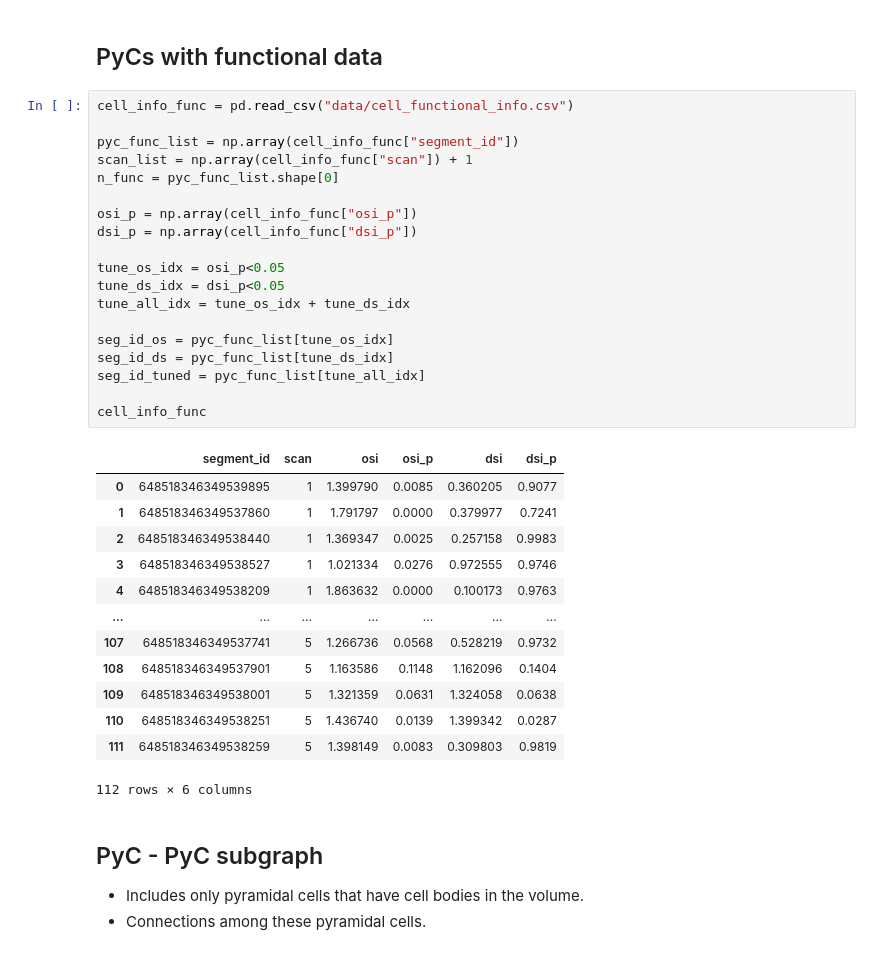
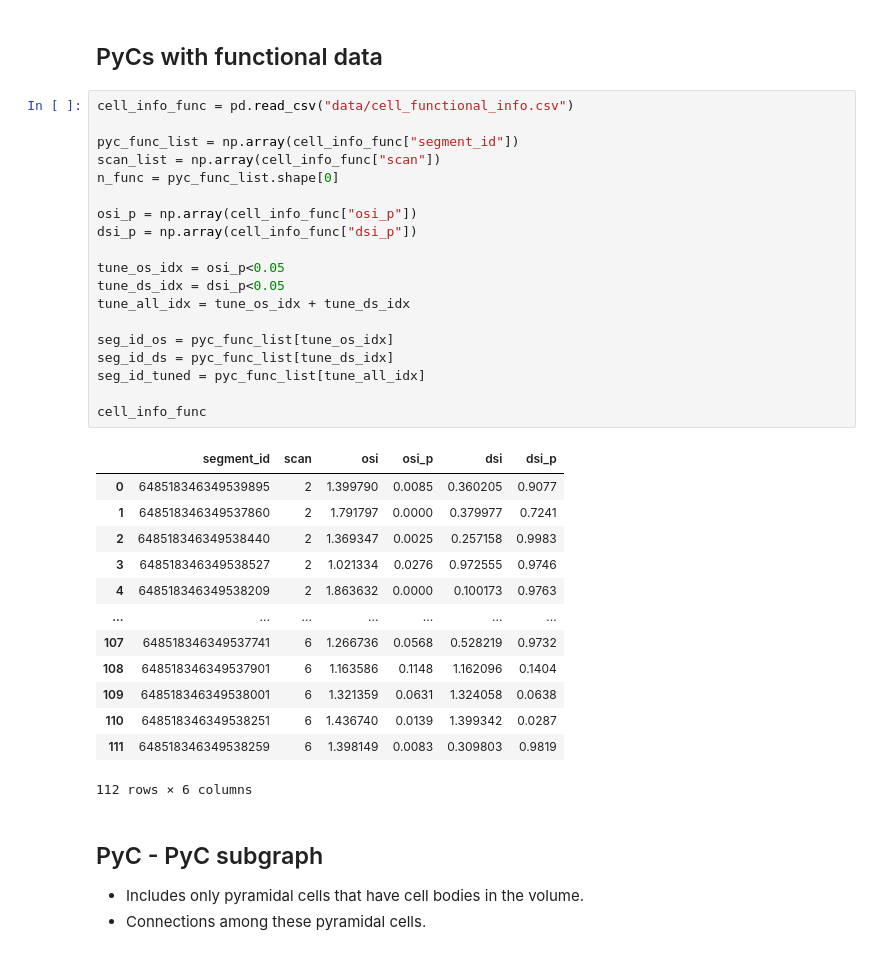
Before and after one commit to AllenInstitute/MicronsBinder, a Jupyter notebook: notebooks/multiscale/function/structure_function_analysis_Figure6.ipynb, the cells around one changed output. Saved outputs shown, nothing was run; the diff lists cells and outputs as text.

```diff
--- a/notebooks/multiscale/function/structure_function_analysis_Figure6.ipynb
+++ b/notebooks/multiscale/function/structure_function_analysis_Figure6.ipynb
@@ -315,35 +268,35 @@ n_pyc = pyc_list.shape[0]
 # %%
 cell_info_func = pd.read_csv("data/cell_functional_info.csv")
 
 pyc_func_list = np.array(cell_info_func["segment_id"])
-scan_list = np.array(cell_info_func["scan"]) + 1
+scan_list = np.array(cell_info_func["scan"])
 n_func = pyc_func_list.shape[0]
 
 osi_p = np.array(cell_info_func["osi_p"])
 dsi_p = np.array(cell_info_func["dsi_p"])
 
 tune_os_idx = osi_p<0.05
 tune_ds_idx = dsi_p<0.05
 tune_all_idx = tune_os_idx + tune_ds_idx
 
 seg_id_os = pyc_func_list[tune_os_idx]
 seg_id_ds = pyc_func_list[tune_ds_idx]
 seg_id_tuned = pyc_func_list[tune_all_idx]
 
 cell_info_func
 # %% [output]
 |  | segment_id | scan | osi | osi_p | dsi | dsi_p |
-| 0 | 648518346349539895 | 1 | 1.399790 | 0.0085 | 0.360205 | 0.9077 |
-| 1 | 648518346349537860 | 1 | 1.791797 | 0.0000 | 0.379977 | 0.7241 |
-| 2 | 648518346349538440 | 1 | 1.369347 | 0.0025 | 0.257158 | 0.9983 |
-| 3 | 648518346349538527 | 1 | 1.021334 | 0.0276 | 0.972555 | 0.9746 |
-| 4 | 648518346349538209 | 1 | 1.863632 | 0.0000 | 0.100173 | 0.9763 |
+| 0 | 648518346349539895 | 2 | 1.399790 | 0.0085 | 0.360205 | 0.9077 |
+| 1 | 648518346349537860 | 2 | 1.791797 | 0.0000 | 0.379977 | 0.7241 |
+| 2 | 648518346349538440 | 2 | 1.369347 | 0.0025 | 0.257158 | 0.9983 |
+| 3 | 648518346349538527 | 2 | 1.021334 | 0.0276 | 0.972555 | 0.9746 |
+| 4 | 648518346349538209 | 2 | 1.863632 | 0.0000 | 0.100173 | 0.9763 |
 | ... | ... | ... | ... | ... | ... | ... |
-| 107 | 648518346349537741 | 5 | 1.266736 | 0.0568 | 0.528219 | 0.9732 |
-| 108 | 648518346349537901 | 5 | 1.163586 | 0.1148 | 1.162096 | 0.1404 |
-| 109 | 648518346349538001 | 5 | 1.321359 | 0.0631 | 1.324058 | 0.0638 |
-| 110 | 648518346349538251 | 5 | 1.436740 | 0.0139 | 1.399342 | 0.0287 |
-| 111 | 648518346349538259 | 5 | 1.398149 | 0.0083 | 0.309803 | 0.9819 |
+| 107 | 648518346349537741 | 6 | 1.266736 | 0.0568 | 0.528219 | 0.9732 |
+| 108 | 648518346349537901 | 6 | 1.163586 | 0.1148 | 1.162096 | 0.1404 |
+| 109 | 648518346349538001 | 6 | 1.321359 | 0.0631 | 1.324058 | 0.0638 |
+| 110 | 648518346349538251 | 6 | 1.436740 | 0.0139 | 1.399342 | 0.0287 |
+| 111 | 648518346349538259 | 6 | 1.398149 | 0.0083 | 0.309803 | 0.9819 |
 112 rows × 6 columns
 # %% [markdown]
 ## PyC - PyC subgraph
```
Also changed, not shown: parts of 5 cells of this notebook, 2 other files.
